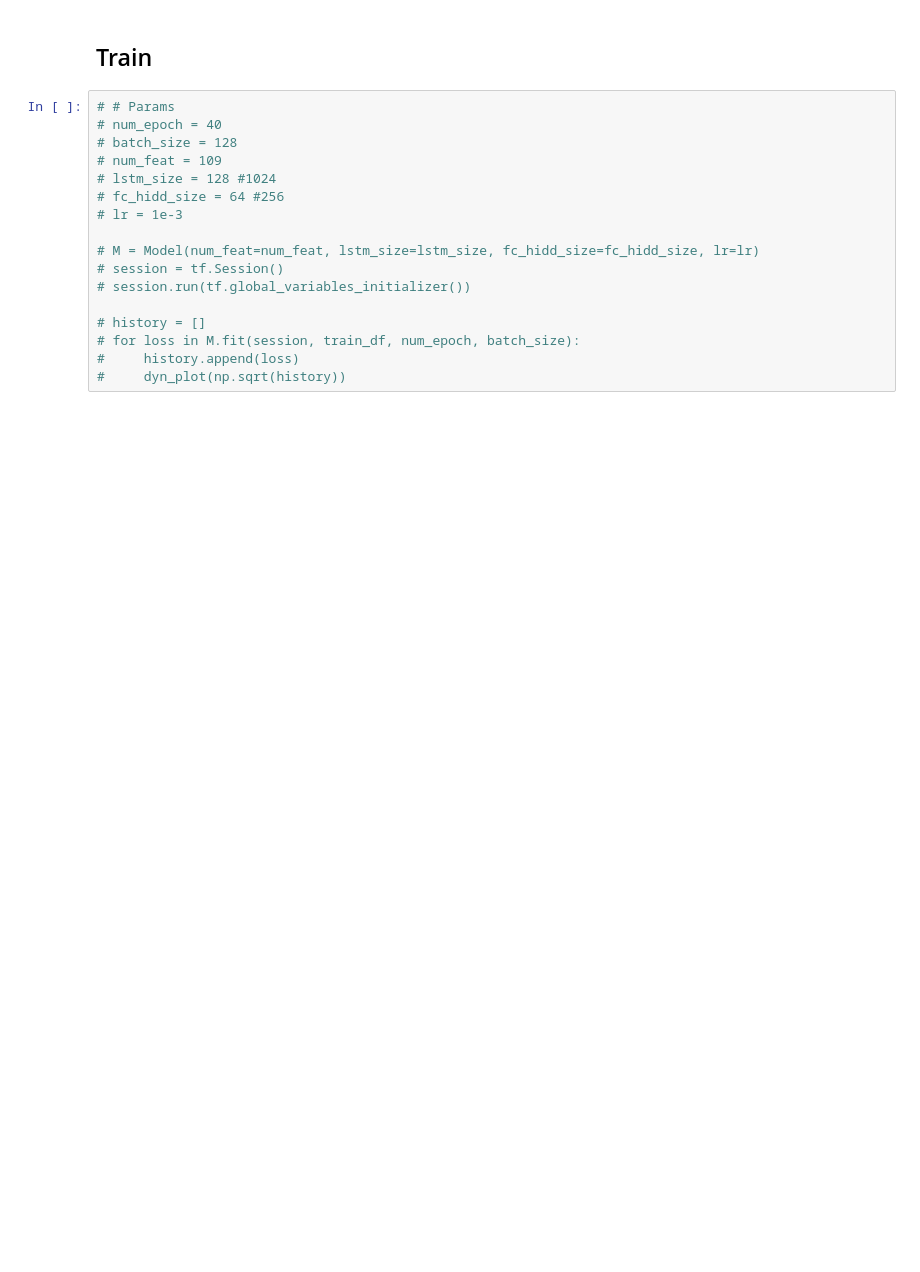
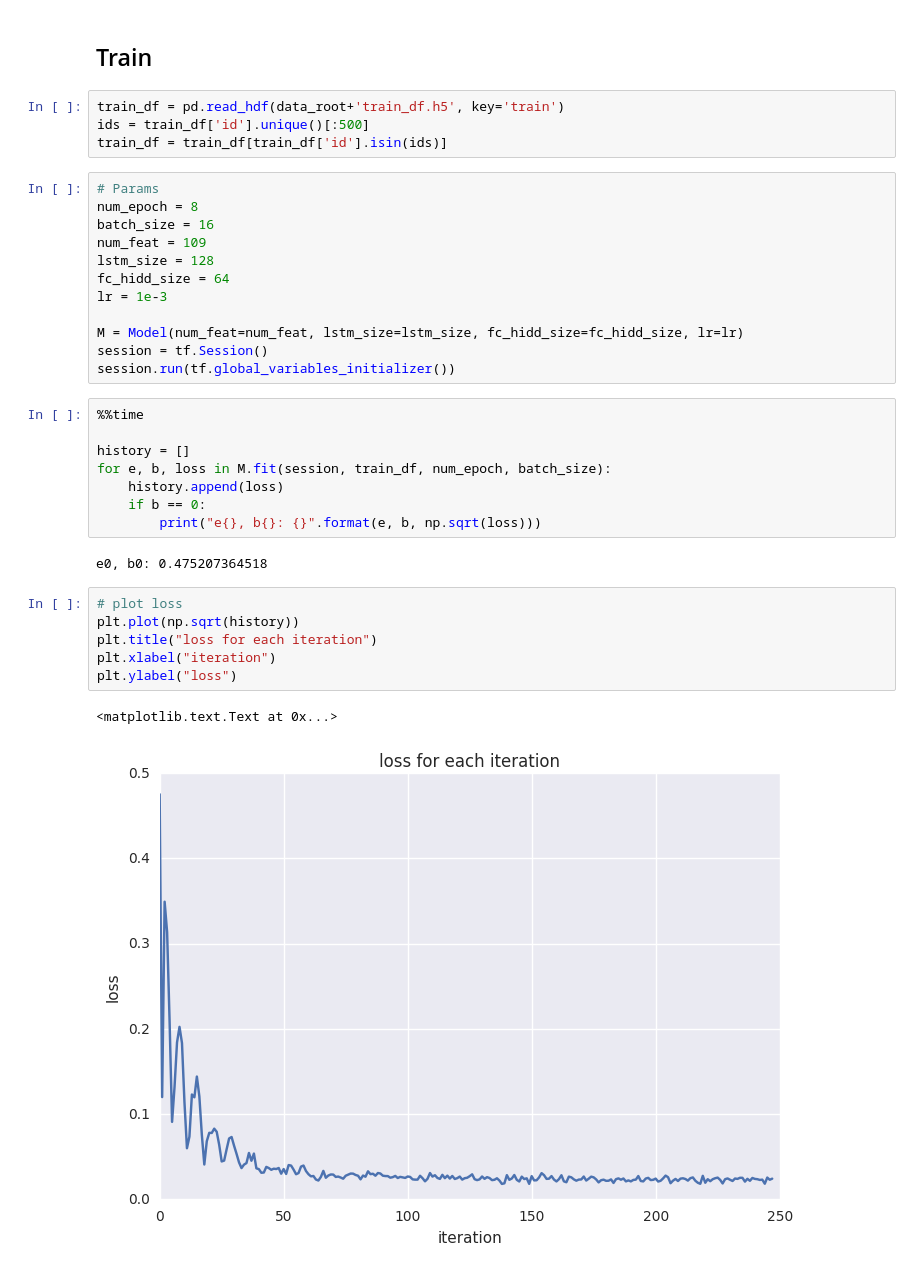
Before and after one commit to xuezhizeng/two-sigma-kaggle, a Jupyter notebook: sample_training.ipynb, the cells around one changed output. Cells and saved outputs as stored; diff of their text form; blank space fills up the shorter version.

Commit message:
starts training on the competition data

```diff
--- a/sample_training.ipynb
+++ b/sample_training.ipynb
@@ -73,19 +71,37 @@ These dataframes may share instruments.
 # %% [markdown]
 ## Train
+# %%
+train_df = pd.read_hdf(data_root+'train_df.h5', key='train')
+ids = train_df['id'].unique()[:500]
+train_df = train_df[train_df['id'].isin(ids)]
 # %%
-# # Params
-# num_epoch = 40
-# batch_size = 128
-# num_feat = 109
-# lstm_size = 128 #1024
-# fc_hidd_size = 64 #256
-# lr = 1e-3
+# Params
+num_epoch = 8
+batch_size = 16
+num_feat = 109
+lstm_size = 128
+fc_hidd_size = 64
+lr = 1e-3
 
-# M = Model(num_feat=num_feat, lstm_size=lstm_size, fc_hidd_size=fc_hidd_size, lr=lr)
-# session = tf.Session()
-# session.run(tf.global_variables_initializer())
-
-# history = []
-# for loss in M.fit(session, train_df, num_epoch, batch_size):
-#     history.append(loss)
-#     dyn_plot(np.sqrt(history))
+M = Model(num_feat=num_feat, lstm_size=lstm_size, fc_hidd_size=fc_hidd_size, lr=lr)
+session = tf.Session()
+session.run(tf.global_variables_initializer())
+# %%
+%%time
+
+history = []
+for e, b, loss in M.fit(session, train_df, num_epoch, batch_size):
+    history.append(loss)
+    if b == 0:
+        print("e{}, b{}: {}".format(e, b, np.sqrt(loss)))
+# %% [output]
+e0, b0: 0.475207364518
+# %%
+# plot loss
+plt.plot(np.sqrt(history))
+plt.title("loss for each iteration")
+plt.xlabel("iteration")
+plt.ylabel("loss")
+# %% [output]
+<matplotlib.text.Text at 0x...>
+[figure, added]
```
Also changed, not shown: parts of 8 cells of this notebook, 4 other files.
